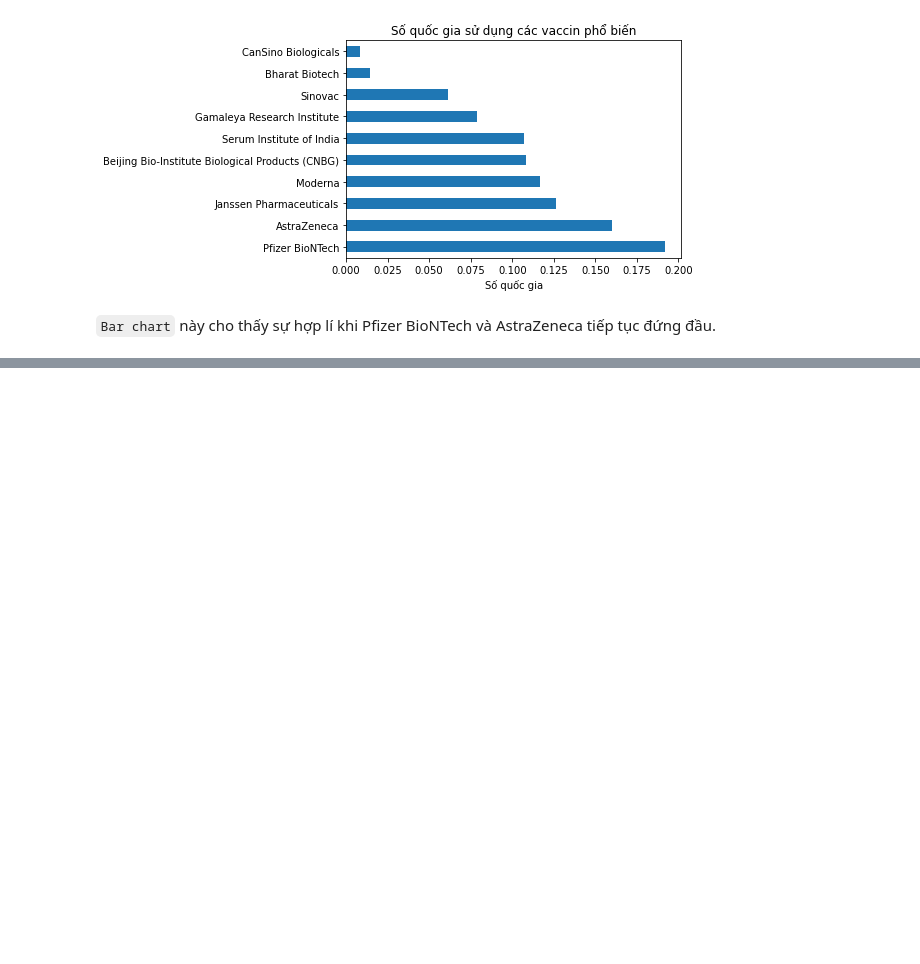
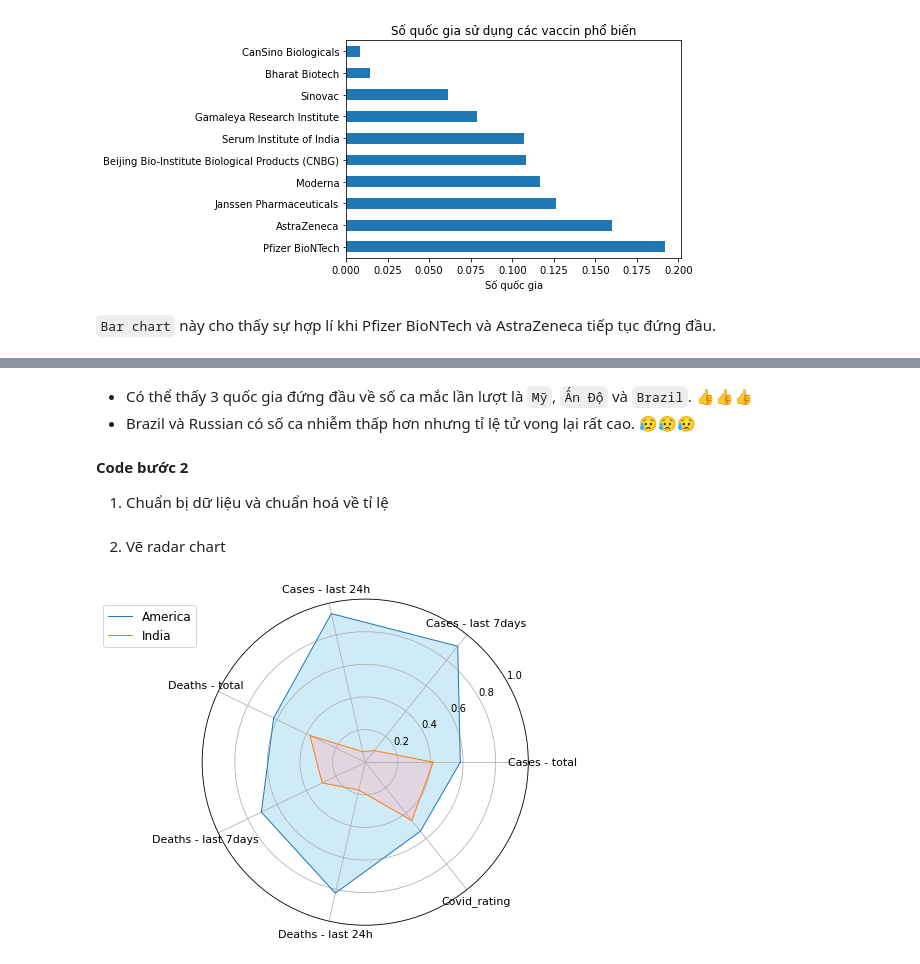
Before and after one commit to lavData/P4DS_Final_project, a Jupyter notebook: Khám phá dữ liệu.ipynb, the cells around one changed output, grey strips where cells are left out. Saved outputs shown, nothing was run; the diff lists cells and outputs as text; code cells hidden in the pictures; blank space fills up the shorter version.

```diff
--- a/Khám phá dữ liệu.ipynb
+++ b/Khám phá dữ liệu.ipynb
@@ -669,0 +816,5 @@ plt.title('Số quốc gia sử dụng các vaccin phổ biến');
+# %%
+highest_case_country = global_table_df.drop(index = ['Global'])
+highest_case_country = highest_case_country.sort_values(by = ['Cases - cumulative total'],
+                                                        ascending = False).head(10)
+highest_case_country.head(5)
@@ -669,0 +829,7 @@ plt.title('Số quốc gia sử dụng các vaccin phổ biến');
+# %% [markdown]
+- Có thể thấy 3 quốc gia đứng đầu về số ca mắc lần lượt là `Mỹ`, `Ấn Độ` và `Brazil`. 👍👍👍
+- Brazil và Russian có số ca nhiễm thấp hơn nhưng tỉ lệ tử vong lại rất cao. 😥😥😥
+# %% [markdown]
+**Code bước 2**
+
+1. Chuẩn bị dữ liệu và chuẩn hoá về tỉ lệ
@@ -669,0 +862,31 @@ plt.title('Số quốc gia sử dụng các vaccin phổ biến');
+# %% [markdown]
+2. Vẽ radar chart
+# %%
+# tạo khung tròn kích thước 6x6
+fig, ax = plt.subplots(nrows=1, ncols=1, figsize=(6, 6),
+                       subplot_kw = dict(polar=True))
+# Figure 1:
+# draw
+ax.plot(angles,scale_America,linewidth = 1,
+       linestyle = 'solid' , label = 'America')
+# fill màu
+ax.fill(angles, scale_America, 'skyblue', alpha=0.4)
+
+# Figure 2:
+# draw
+ax.plot(angles,scale_India,linewidth = 1,
+       linestyle = 'solid' , label = 'India')
+# fill màu
+ax.fill(angles, scale_India, 'lightpink', alpha=0.4)
+
+# setup
+plt.ylim(0, 1)
+plt.xticks(angles[:-1], categorical,
+           color='black', size = 11)
+plt.legend( bbox_to_anchor = (0,1),   # bbox_to_anchor set possion of legend
+            prop={'size': 12})        # set size of legend
+ax.set_rlabel_position(30)            # set rotation of label scale
+
+plt.show()
+# %% [output]
+[figure, added]
```
Also changed, not shown: parts of 118 cells of this notebook.
